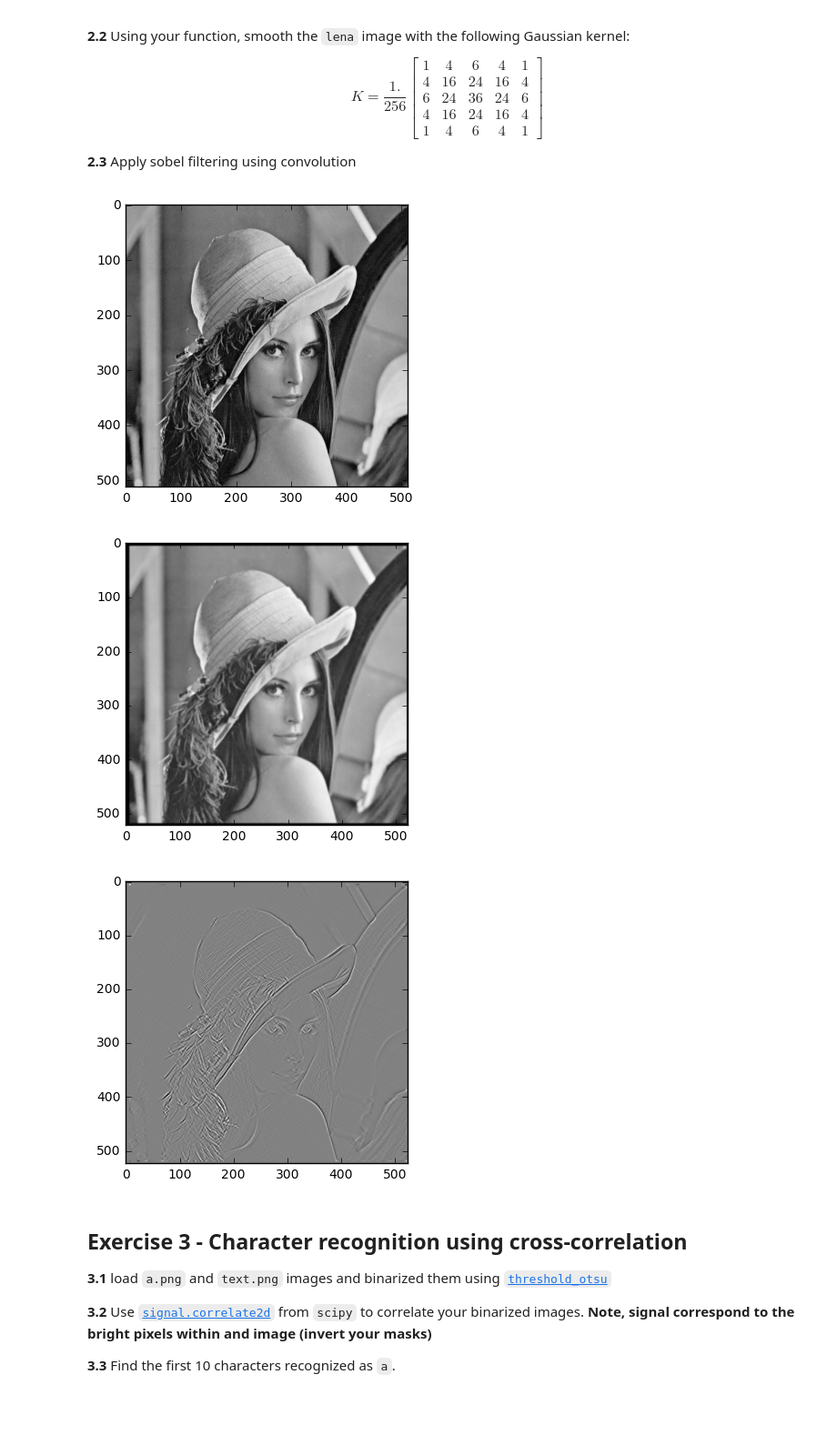
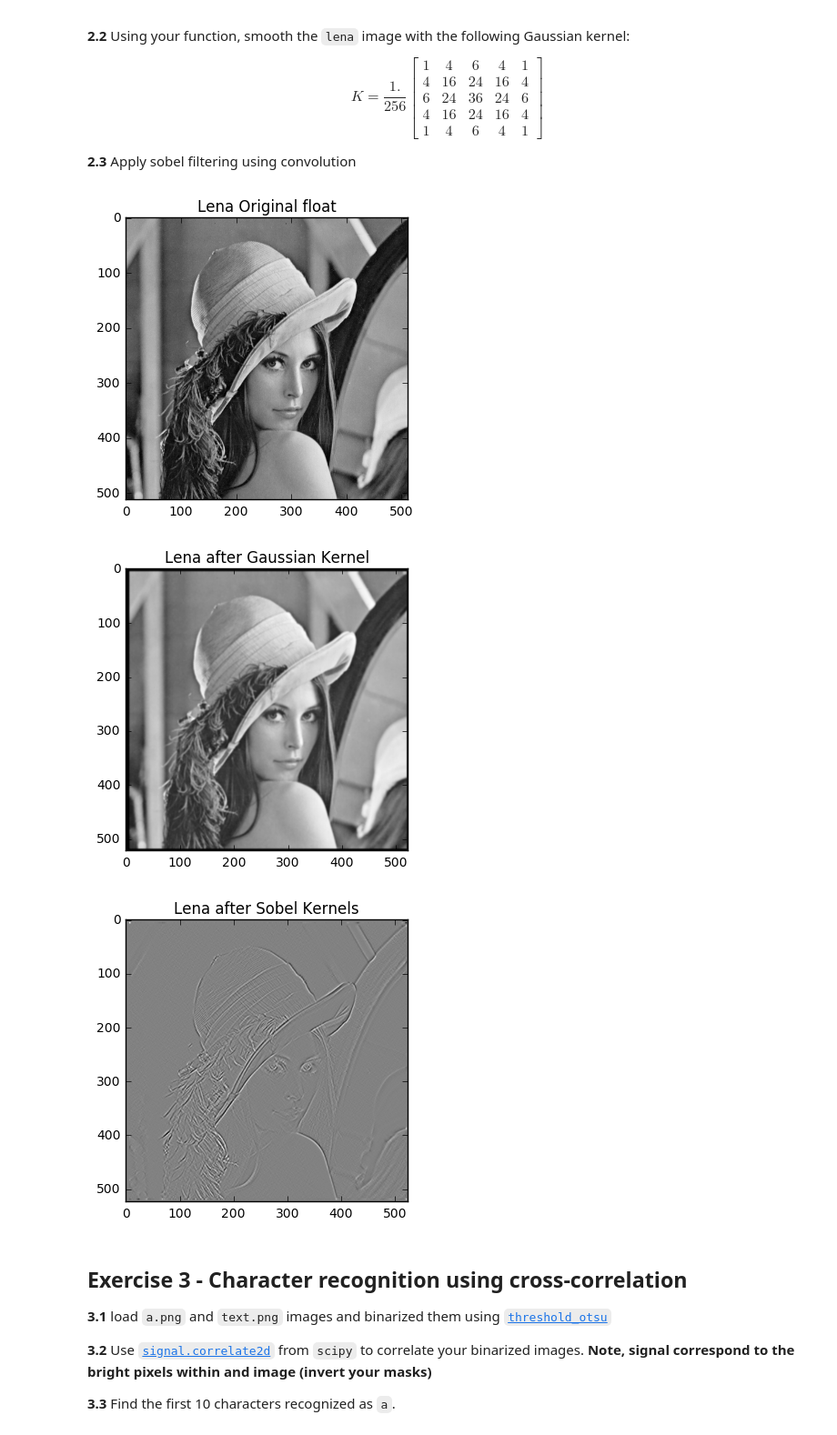
Before and after one commit to alphadadajuju/DSP-TP-1617, a Jupyter notebook: Lab3/python/Lab3.ipynb, the cells around one changed output. Shown at 91% size. Saved outputs shown, nothing was run; the diff lists cells and outputs as text; code cells hidden in the pictures; blank space fills up the shorter version.

```diff
--- a/Lab3/python/Lab3.ipynb
+++ b/Lab3/python/Lab3.ipynb
@@ -89,9 +89,11 @@ def exp(n=0, N=20):
 
 
 x = np.array([1, 2, 3, 4])
-h = np.array([2, 1])
-#h = exp(0)
+#h = np.array([-1,1])
+#dirac, step and exponential all tested (with and/or without shifts)
+h = dirac(0)
 y = conv_fn(x, h)
 print (y)
+#Build-in convolution 1d function for result comparison
 print (np.convolve(x, h))
 # %% [output]
@@ -134,30 +135,35 @@ def conv2d_fn(x, h):
 # %%
 Path = '../images/'
 image_name ='lena-grey.bmp'
 lena_im = io.imread(Path.__add__(image_name))
 lena_im = img_as_float(lena_im)
 
 plt.figure
 plt.imshow(lena_im, cmap=plt.cm.gray)
+plt.title('Lena Original float')
 plt.show()
 K = 1/256 * np.array([[1,4,6,4,1],[4, 16, 24, 16, 4],[6, 24,36,24,6],[4, 16, 24, 16, 4], [1,4,6,4,1]])
-#y2d = conv2d_fn(lena_im, K)
+y2d = conv2d_fn(lena_im, K)
 
 plt.figure
 plt.imshow(y2d, cmap=plt.cm.gray)
+plt.title('Lena after Gaussian Kernel')
 plt.show()
 
+#Sobel matrices, both horizontal and vertical operations
 sobel_1 = np.array([[1,0,-1],[2,0,-2],[1,0,-1]])
 sobel_2 = np.array([[1,2,1],[0,0,0],[-1,-2,-1]])
 
+#Cascaded convolution:two conv2d in consecutive
 y_sobel = conv2d_fn(conv2d_fn(lena_im, sobel_1), sobel_2)
 plt.figure
 plt.imshow(y_sobel, cmap=plt.cm.gray)
+plt.title('Lena after Sobel Kernels')
 plt.show()
 # %% [output]
-[figure, old version]
+[figure, new version]
-[figure, old version]
+[figure, new version]
-[figure, old version]
+[figure, new version]
 # %% [markdown]
 ## Exercise 3 - Character recognition using cross-correlation
 
```
Also changed, not shown: parts of 3 cells of this notebook.
